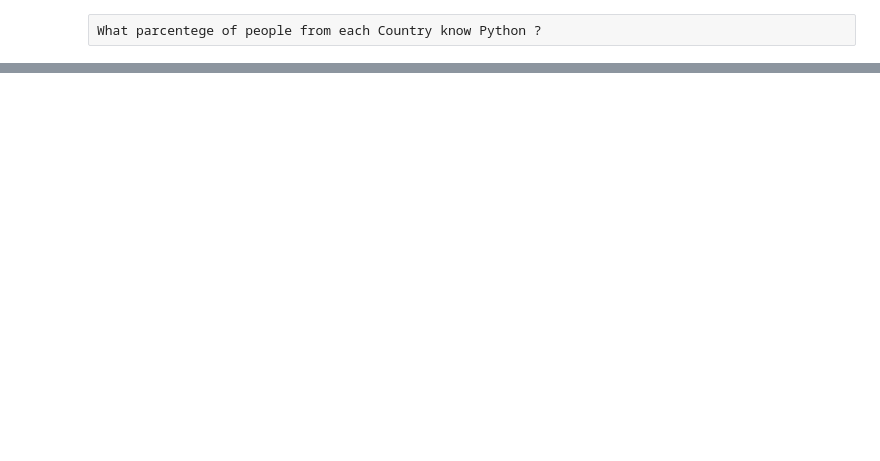
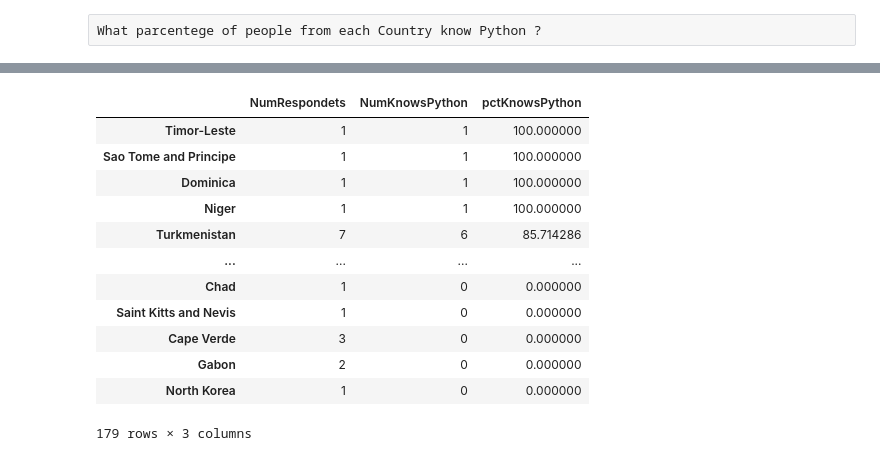
Before and after one commit to keshav4118/Pandas_learning_path, a Jupyter notebook: Grouping_and_ Aggregating.ipynb, the cells around one changed output, grey strips where cells are left out. Drawn from its saved outputs; the diff is of its cells as text; code cells hidden in the pictures; blank space fills up the shorter version.

```diff
--- a/Grouping_and_ Aggregating.ipynb
+++ b/Grouping_and_ Aggregating.ipynb
@@ -333,0 +420,17 @@ country_respo =
+# %%
+python_df.sort_values(by='pctKnowsPython', ascending=False, inplace=True)
+python_df
+# %% [output]
+|  | NumRespondets | NumKnowsPython | pctKnowsPython |
+| Timor-Leste | 1 | 1 | 100.000000 |
+| Sao Tome and Principe | 1 | 1 | 100.000000 |
+| Dominica | 1 | 1 | 100.000000 |
+| Niger | 1 | 1 | 100.000000 |
+| Turkmenistan | 7 | 6 | 85.714286 |
+| ... | ... | ... | ... |
+| Chad | 1 | 0 | 0.000000 |
+| Saint Kitts and Nevis | 1 | 0 | 0.000000 |
+| Cape Verde | 3 | 0 | 0.000000 |
+| Gabon | 2 | 0 | 0.000000 |
+| North Korea | 1 | 0 | 0.000000 |
+179 rows × 3 columns
```
Also changed, not shown: parts of 10 cells of this notebook.
